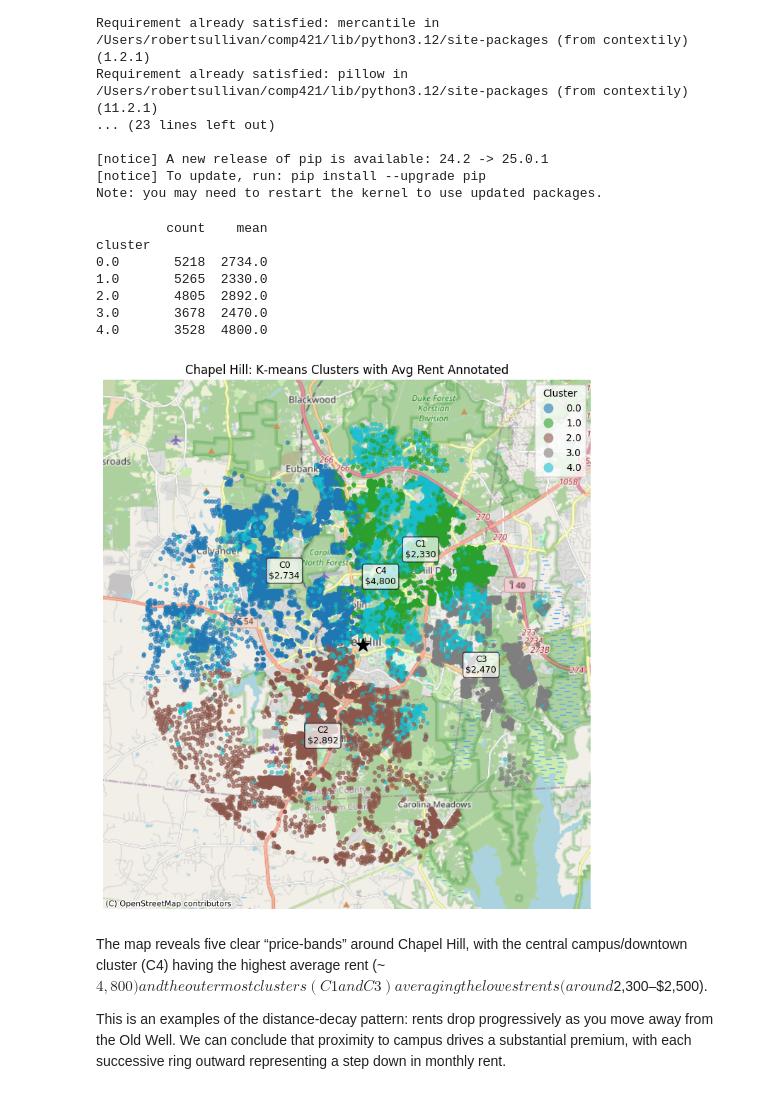
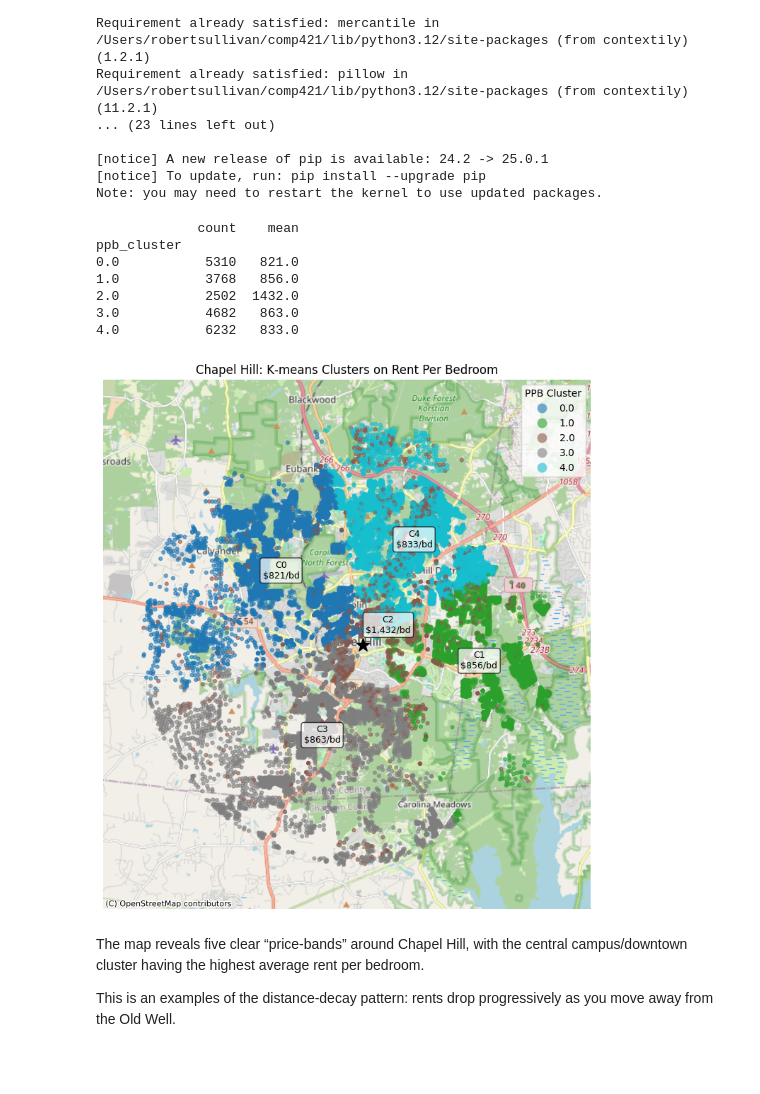
Before and after one commit to rcsullivanii/unc-rent-evaluator, a Jupyter notebook: notebooks/zillow_analysis.ipynb, the cells around one changed output. Saved outputs shown, nothing was run; the diff lists cells and outputs as text; code cells hidden in the pictures; blank space fills up the shorter version.

Commit message:
update visualization

```diff
--- a/notebooks/zillow_analysis.ipynb
+++ b/notebooks/zillow_analysis.ipynb
@@ -129,95 +129,97 @@ from sklearn.preprocessing import StandardScaler
 from sklearn.cluster import KMeans
 from shapely.geometry import Point
 
-features = df[['latitude','longitude','rentZestimate']].dropna()
+df['ppb'] = df['rentZestimate'] / df['bedrooms']
+features = df[['latitude','longitude','ppb']].dropna()
 idx = features.index
+
+# 3. Scale & cluster
 scaler = StandardScaler()
 X = scaler.fit_transform(features)
 
 k = 5
 km = KMeans(n_clusters=k, random_state=42)
-df.loc[idx, 'cluster'] = km.fit_predict(X)
+labels = km.fit_predict(X)
+df.loc[idx, 'ppb_cluster'] = labels.astype(int)
 
-# Compute cluster statistics
+# 4. Compute cluster stats
 cluster_stats = (
-    df.dropna(subset=['cluster','rentZestimate'])
-      .groupby('cluster')['rentZestimate']
+    df.dropna(subset=['ppb_cluster','ppb'])
+      .groupby('ppb_cluster')['ppb']
       .agg(count='count', mean='mean')
       .round(0)
 )
 print(cluster_stats)
 
-# Build GeoDataFrame
+# 5. Build GeoDataFrame of listings
 gdf = gpd.GeoDataFrame(
-    df.dropna(subset=['cluster']),
+    df.dropna(subset=['ppb_cluster']),
     geometry=gpd.points_from_xy(df.longitude, df.latitude),
     crs="EPSG:4326"
 ).to_crs(epsg=3857)
 
-# Compute centroids in lat/lon then project
+# 6. Centroids for annotation
 centroids = scaler.inverse_transform(km.cluster_centers_)
 centroid_gdf = gpd.GeoDataFrame(
     {
       'cluster': cluster_stats.index,
-      'mean_rent': cluster_stats['mean']
+      'mean_ppb': cluster_stats['mean']
     },
     geometry=gpd.points_from_xy(centroids[:,1], centroids[:,0]),
     crs="EPSG:4326"
 ).to_crs(epsg=3857)
 
-# Plot base map + clusters
+# 7. Plot
 fig, ax = plt.subplots(figsize=(10,8))
 
-# Scatter listings by cluster
+# listings colored by ppb cluster
 gdf.plot(
-    ax=ax, column='cluster', categorical=True,
+    ax=ax, column='ppb_cluster', categorical=True,
     markersize=12, alpha=0.6, legend=True,
-    legend_kwds={'title':'Cluster'}
+    legend_kwds={'title':'PPB Cluster'}
 )
 
-# Annotate each centroid with its avg rent
+# annotate centroids with avg price/bedroom
 for _, row in centroid_gdf.iterrows():
     ax.text(
         row.geometry.x, row.geometry.y,
-        f"C{int(row.cluster)}\n${int(row.mean_rent):,}",
+        f"C{int(row.cluster)}\n${int(row.mean_ppb):,}/bd",
         ha='center', va='center', fontsize=9,
         bbox=dict(boxstyle="round,pad=0.3",
                   facecolor="white", alpha=0.7)
     )
 
-# Highlight the Old Well
+# mark Old Well
 oldwell = gpd.GeoSeries(
     [Point(-79.0512301, 35.9120729)],
     crs="EPSG:4326"
 ).to_crs(epsg=3857)
-oldwell.plot(
-    ax=ax, marker='*', color='black',
-    markersize=200, label='Old Well'
-)
+oldwell.plot(ax=ax, marker='*', color='black',
+             markersize=200, label='Old Well')
 
-# set our extent to just around Chapel Hill data
+# zoom to data bounds
 minx, miny, maxx, maxy = gdf.total_bounds
-pad_x = (maxx-minx)*0.1; pad_y = (maxy-miny)*0.1
+pad_x, pad_y = (maxx-minx)*0.1, (maxy-miny)*0.1
 ax.set_xlim(minx-pad_x, maxx+pad_x)
 ax.set_ylim(miny-pad_y, maxy+pad_y)
 
-# Add a light basemap using OpenStreetMap Mapnik
+# add OSM basemap
 ctx.add_basemap(ax, source=ctx.providers.OpenStreetMap.Mapnik)
 
 ax.set_axis_off()
-ax.set_title("Chapel Hill: K‑means Clusters with Avg Rent Annotated")
+ax.set_title("Chapel Hill: K‑means Clusters on Rent Per Bedroom")
 plt.tight_layout()
 plt.show()
 # %% [output]
-         count    mean
-cluster
-0.0       5218  2734.0
-1.0       5265  2330.0
-2.0       4805  2892.0
-3.0       3678  2470.0
-4.0       3528  4800.0
+             count    mean
+ppb_cluster
+0.0           5310   821.0
+1.0           3768   856.0
+2.0           2502  1432.0
+3.0           4682   863.0
+4.0           6232   833.0
-[figure, old version]
+[figure, new version]
 # %% [markdown]
-The map reveals five clear “price‐bands” around Chapel Hill, with the central campus/downtown cluster (C4) having the highest average rent (~$4,800) and the outermost clusters (C1 and C3) averaging the lowest rents (around $2,300–$2,500).
+The map reveals five clear “price‐bands” around Chapel Hill, with the central campus/downtown cluster having the highest average rent per bedroom.
 
-This is an examples of the distance‐decay pattern: rents drop progressively as you move away from the Old Well. We can conclude that proximity to campus drives a substantial premium, with each successive ring outward representing a step down in monthly rent.
+This is an examples of the distance‐decay pattern: rents drop progressively as you move away from the Old Well.
```
Also changed, not shown: 1 other file.
